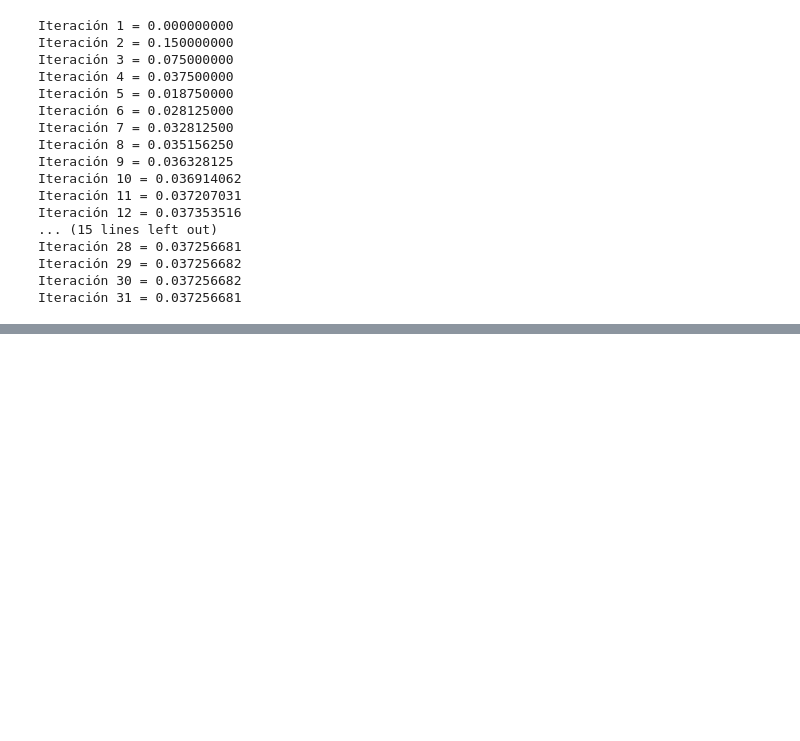
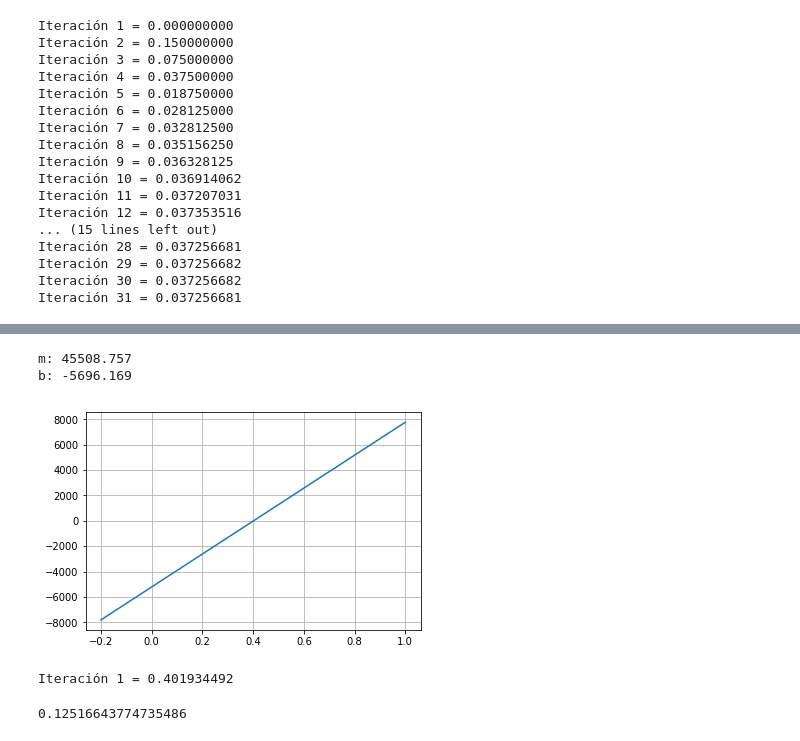
Before and after one commit to Elias-Urquiza/tp-numerico, a Jupyter notebook: Trabajo Práctico Nº1.ipynb, the cells around one changed output, grey strips where cells are left out. Drawn from its saved outputs; the diff is of its cells as text; code cells hidden in the pictures; blank space fills up the shorter version.

```diff
--- a/Trabajo Práctico Nº1.ipynb
+++ b/Trabajo Práctico Nº1.ipynb
@@ -237,0 +251,63 @@ Tomándose  los valores de arranque (0.01, 0.025), que son relativamente cercano
+# %%
+#Aplicación de cuadrados mínimos#
+zt=gt=zg=z2=0
+for i in range(30):
+    zt+=listaz[i]
+    gt+=listagz[i]
+    zg+=listaz[i]*listagz[i]
+    z2+=listaz[i]**2
+
+m=(zg-(zt*gt)/30)/(z2-zt**2/30)
+zp=zt/30
+gp=gt/30
+b=gp-m*zp
+m=round(m,3)
+b=round(b,3)
+print('m:',m)
+print('b:',b)
+# %% [output]
+m: 45508.757
+b: -5696.169
+# %%
+#Se grafica la función a partir de la función numérica
+x = sm.symbols('x')
+
+string = '12979.013 * x -5216.713'
+
+#Se declara la función simbólica
+f=sm.sympify(string)
+fp = sm.diff(f,x)
+
+#Se declara la función numérica
+F = sm.lambdify(x, f)
+
+#Se declara la función derivada
+Fp= sm.lambdify(x, fp)
+
+x = np.linspace(-0.2,1,101)
+plt.plot(x,F(x))
+plt.grid()
+plt.show()
+# %% [output]
+[figure, added]
+# %%
+#se inicializan las variables para implementar el criterio de corte
+x0= 0
+x1=0.3 #Número arbitrario con tal de que no se cumpla el criterio de corte antes de entrar en el bucle.
+
+i=1
+while RelativeError(x0,x1) >= 0.5*10**(1-t):
+    x1 = x0 - F(x0)/Fp(x0)
+    x0=x1
+    x1 = x0 - F(x0)/Fp(x0)
+    raiz=x0
+
+    print('Iteración',i, '=', "%.9f" % raiz)
+    i=i+1
+# %% [output]
+Iteración 1 = 0.401934492
+# %%
+raiz = (-b)/m
+print (raiz)
+# %% [output]
+0.12516643774735486
```
Also changed, not shown: parts of 11 cells of this notebook.
